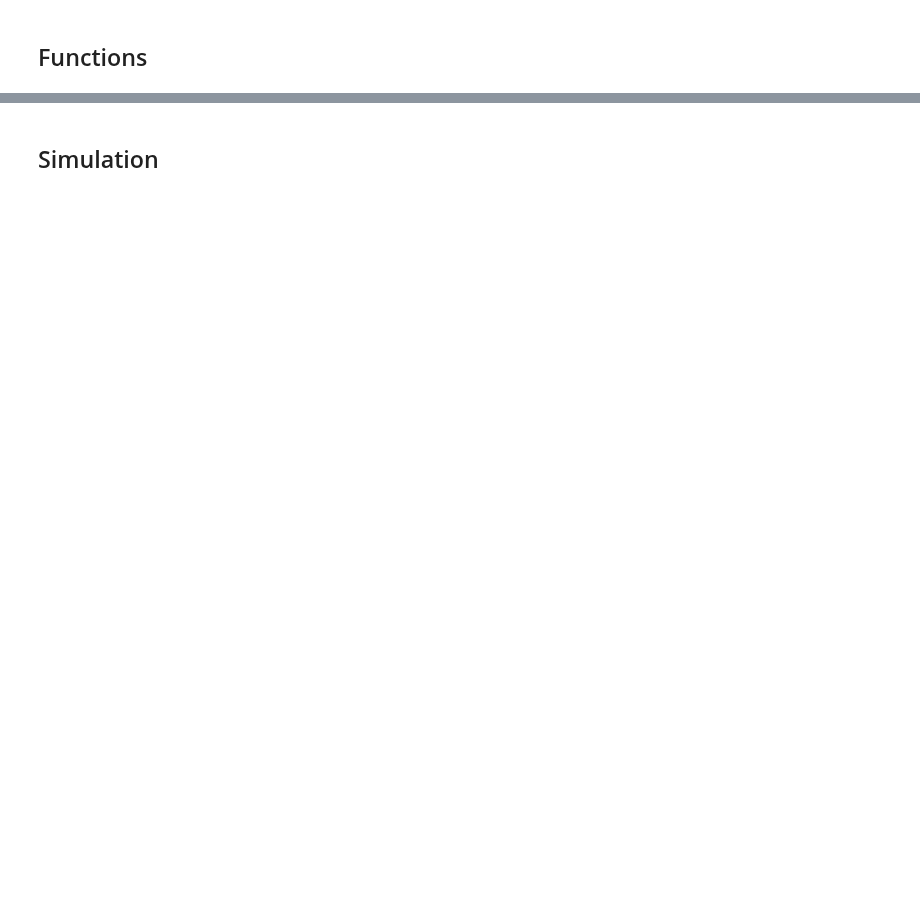
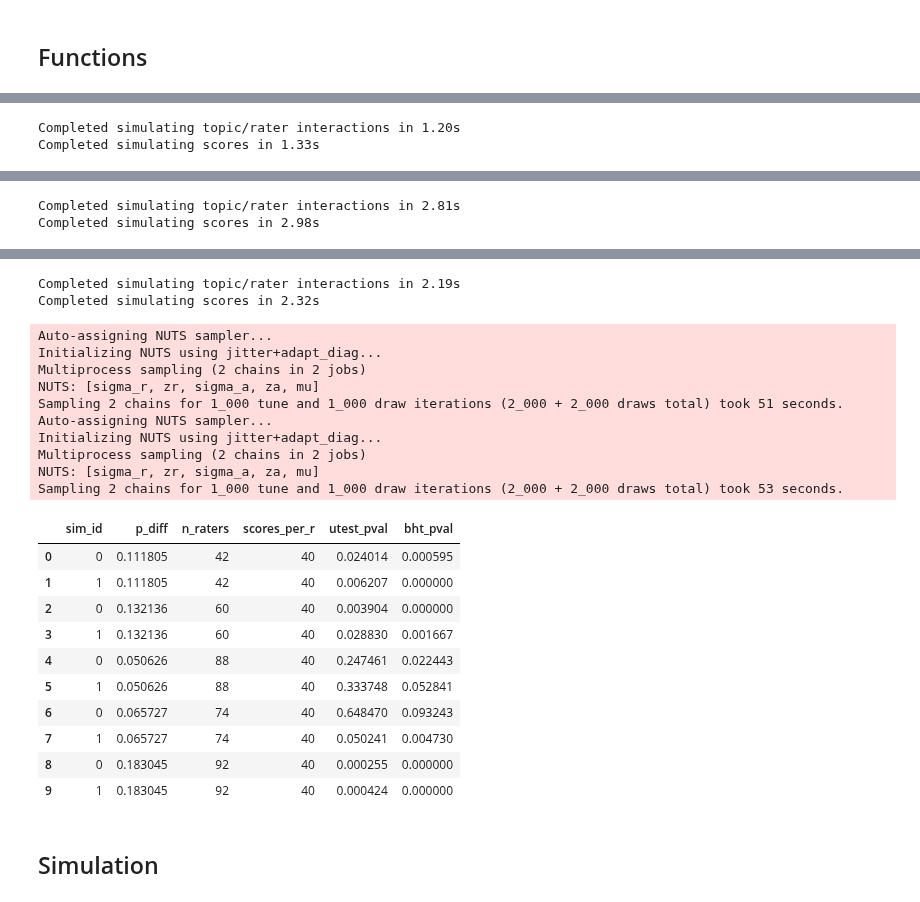
Before and after one commit to imrogerjiang/bayesian-inference-topic-measures, a Jupyter notebook: Significance test comparison.ipynb, the cells around one changed output, grey strips where cells are left out. Saved outputs shown, nothing was run; the diff lists cells and outputs as text; code cells hidden in the pictures; blank space fills up the shorter version.

```diff
--- a/Significance test comparison.ipynb
+++ b/Significance test comparison.ipynb
@@ -162,11 +144,11 @@ def utest_pval(scores):
     sums = scores.groupby(["sim_cordel_id", "sim_topic_id"]).agg({"intrusion":"sum"}).reset_index()
     cordel0_intrusions = sums[sums["sim_cordel_id"]==0]["intrusion"]
     cordel1_intrusions = sums[sums["sim_cordel_id"]==1]["intrusion"]
-    result = mannwhitneyu(cordel0_intrusions, cordel1_intrusions, alternative="two-sided")[1]
+    p_val = mannwhitneyu(cordel0_intrusions, cordel1_intrusions, alternative="two-sided")[1]
 
-    return result
+    return p_val
 # %%
-# def bht_pval(sample):
+def bht_pval(sample):
 # sample = scores[scores["sim_id"]==0]
 
 # Bayesian hypothesis tests whether the two distributions in the sample are statisticaly significant
@@ -238,0 +258,46 @@ def utest_pval(scores):
+# %%
+# def simulate_tests():
+p_diff = (0.02, 0.2)
+n_raters = (20, 100)
+scores_per_r = 40
+sims_per_trial = 2
+n_trials = 5
+
+sim_results = pd.DataFrame(
+    columns=["sim_id", "p_diff", "n_raters", "scores_per_r", "utest_pval", "bht_pval"]
+)
+sim_results = sim_results.astype({
+    "p_diff":float,
+    "n_raters":np.uint8,
+    "scores_per_r":np.uint8,
+    "sim_id":int,
+    "utest_pval":float,
+    "bht_pval":float,
+})
+
+settings_df = generate_sim_settings(p_diff=p_diff, n_raters=n_raters,
+                                    scores_per_r=scores_per_r, n_trials=n_trials)
+
+for i in range(n_trials):
+    p_diff = settings_df.loc[i, "p_diff"].item()
+    n_raters = settings_df.loc[i, "n_raters"].item()
+    scores_per_r = settings_df.loc[i, "scores_per_r"].item()
+
+    scores = simulate_scores(
+        glm_rater_topic_cordel,
+        p_diff=p_diff,
+        n_raters=n_raters,
+        scores_per_r=scores_per_r,
+        n_sims=sims_per_trial)
+
+    for j in range(sims_per_trial):
+        sim_results = pd.concat([sim_results, pd.DataFrame(
+            [[p_diff, n_raters, scores_per_r, j,
+             utest_pval(scores[scores["sim_id"]==j]),
+             bht_pval(scores[scores["sim_id"]==j])]],
+            columns=["p_diff", "n_raters", "scores_per_r", "sim_id", "utest_pval", "bht_pval"]
+        )], ignore_index=True)
+
+# sim_results
+sim_results
+# %% [output]
@@ -238,0 +328,2 @@ def utest_pval(scores):
+Completed simulating topic/rater interactions in 1.20s
+Completed simulating scores in 1.33s
@@ -238,0 +340,2 @@ def utest_pval(scores):
+Completed simulating topic/rater interactions in 2.81s
+Completed simulating scores in 2.98s
@@ -239,2 +352,25 @@ def utest_pval(scores):
+Completed simulating topic/rater interactions in 2.19s
+Completed simulating scores in 2.32s
+Auto-assigning NUTS sampler...
+Initializing NUTS using jitter+adapt_diag...
+Multiprocess sampling (2 chains in 2 jobs)
+NUTS: [sigma_r, zr, sigma_a, za, mu]
+Sampling 2 chains for 1_000 tune and 1_000 draw iterations (2_000 + 2_000 draws total) took 51 seconds.
+Auto-assigning NUTS sampler...
+Initializing NUTS using jitter+adapt_diag...
+Multiprocess sampling (2 chains in 2 jobs)
+NUTS: [sigma_r, zr, sigma_a, za, mu]
+Sampling 2 chains for 1_000 tune and 1_000 draw iterations (2_000 + 2_000 draws total) took 53 seconds.
+|  | sim_id | p_diff | n_raters | scores_per_r | utest_pval | bht_pval |
+| 0 | 0 | 0.111805 | 42 | 40 | 0.024014 | 0.000595 |
+| 1 | 1 | 0.111805 | 42 | 40 | 0.006207 | 0.000000 |
+| 2 | 0 | 0.132136 | 60 | 40 | 0.003904 | 0.000000 |
+| 3 | 1 | 0.132136 | 60 | 40 | 0.028830 | 0.001667 |
+| 4 | 0 | 0.050626 | 88 | 40 | 0.247461 | 0.022443 |
+| 5 | 1 | 0.050626 | 88 | 40 | 0.333748 | 0.052841 |
+| 6 | 0 | 0.065727 | 74 | 40 | 0.648470 | 0.093243 |
+| 7 | 1 | 0.065727 | 74 | 40 | 0.050241 | 0.004730 |
+| 8 | 0 | 0.183045 | 92 | 40 | 0.000255 | 0.000000 |
+| 9 | 1 | 0.183045 | 92 | 40 | 0.000424 | 0.000000 |
 # %% [markdown]
 ## Simulation
```
Also changed, not shown: parts of 16 cells of this notebook, 1 other file.
